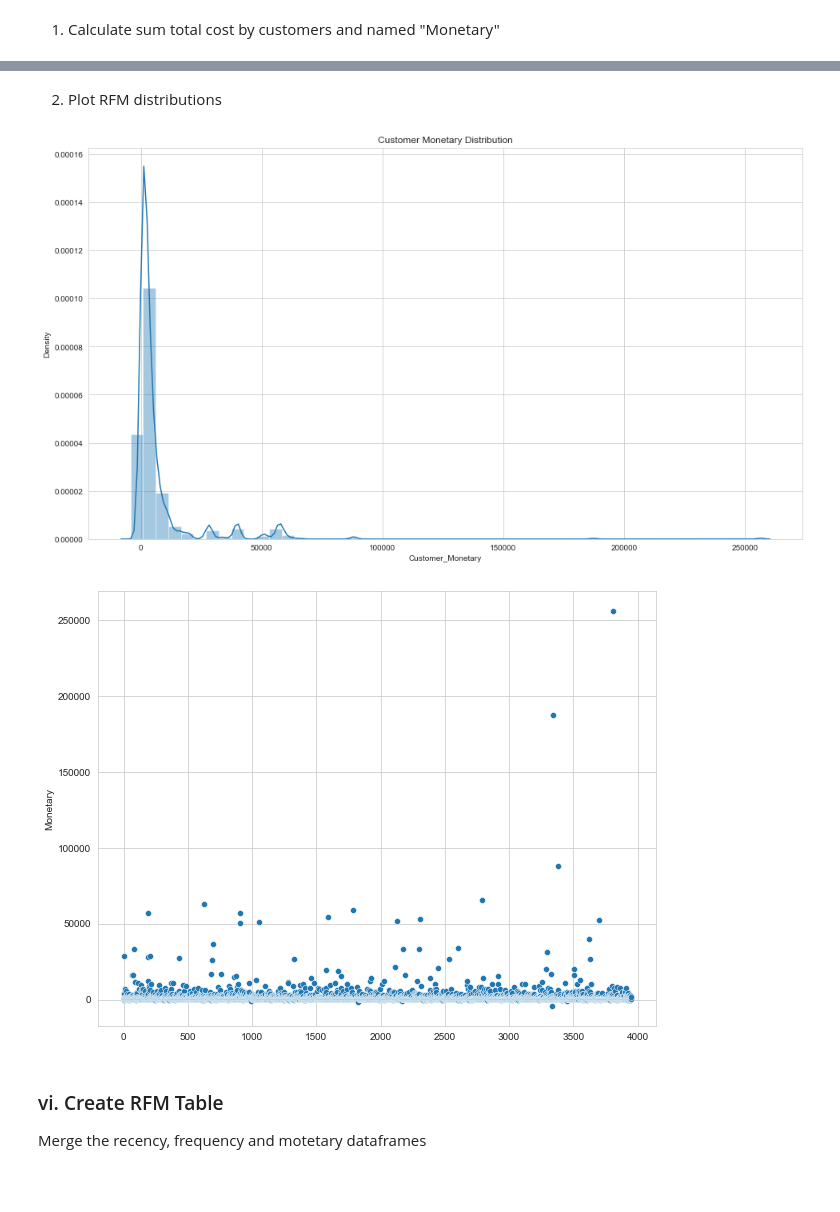
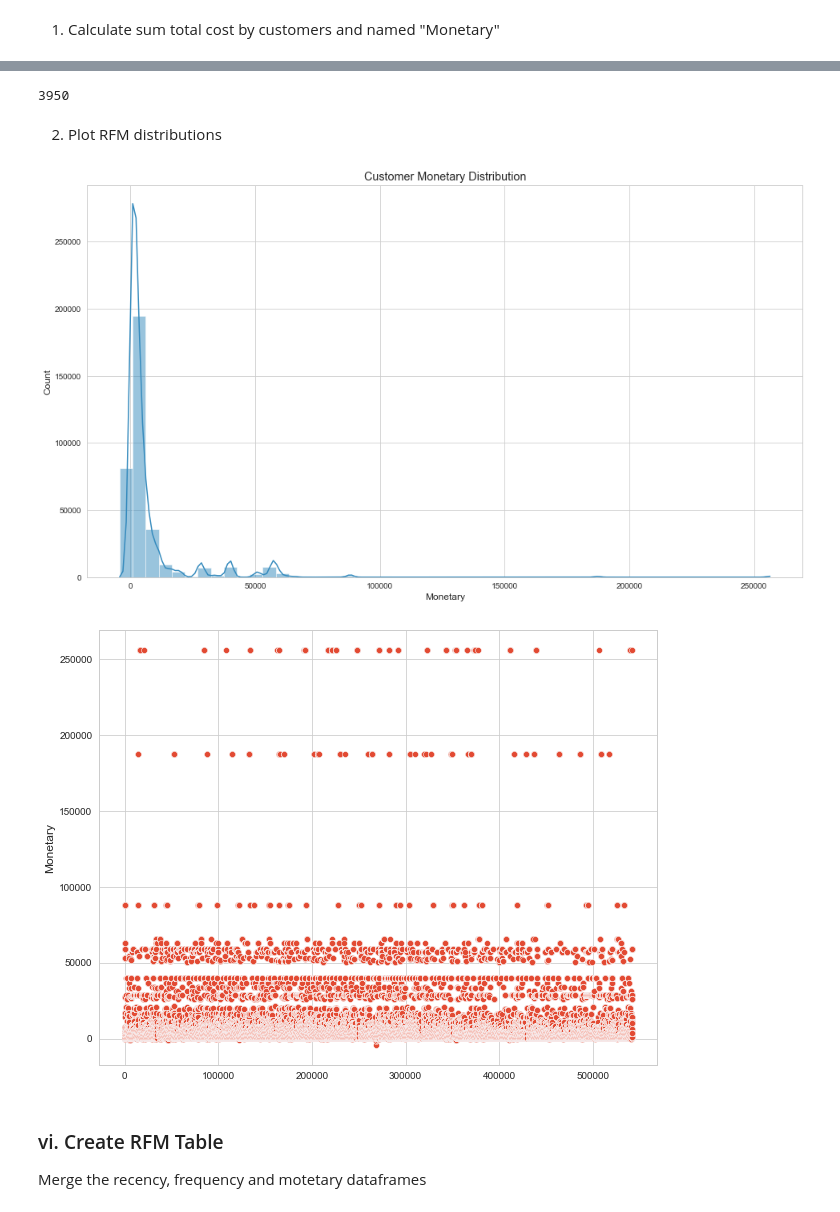
Before and after one commit to Bir01/03_DATA_SCIENCE_MACHINE_LEARNING_MODULE, a Jupyter notebook: 1- Projects/Capstone_Project/Customer_Segmentation_Student_Notebook_Capstone_1_V2.ipynb, the cells around one changed output, grey strips where cells are left out. Saved outputs shown, nothing was run; the diff lists cells and outputs as text; code cells hidden in the pictures; blank space fills up the shorter version.

```diff
--- a/1- Projects/Capstone_Project/Customer_Segmentation_Student_Notebook_Capstone_1_V2.ipynb
+++ b/1- Projects/Capstone_Project/Customer_Segmentation_Student_Notebook_Capstone_1_V2.ipynb
@@ -1504,3 +1528,6 @@ True
 df_uk2 = df_uk2.drop_duplicates()
 # %% [markdown]
 2. Calculate the frequency of purchases
+# %%
+df_uk2['frequency'] = df_uk2.groupby('CustomerID')["InvoiceNo"].transform('nunique')
+df_uk2.head(3)
@@ -1539,3 +1554,0 @@ Name: InvoiceNo, Length: 356728, dtype: int64
-# %%
-df_uk2['Frequency'] = df_uk2.groupby('CustomerID')["InvoiceNo"].transform('count')
-df_uk2.head(3)
@@ -1562,3 +1592,6 @@ sns.histplot(df_uk2['Frequency'], bins=50);
 The monetary value is calculated by adding together the cost of the customers' purchases.
 # %% [markdown]
 1. Calculate sum total cost by customers and named "Monetary"
+# %%
+df_uk2['Monetary'] = df_uk2.groupby('CustomerID')['TotalRevenue'].transform(sum)
+df_uk2.head()
@@ -1577,3 +1616,0 @@ Customer_Monetary.sample(5)
-# %%
-df_uk2['Customer_Monetary'] = df_uk2.groupby('CustomerID')['TotalRevenue'].transform('sum')
-df_uk2.head()
@@ -1587,16 +1626,22 @@ df_uk2.head()
+# %%
+len(monetary)
+# %% [output]
+3950
 # %% [markdown]
 2. Plot RFM distributions
 # %%
-plt.figure(figsize=(16,9))
-sns.distplot(df_uk2['Customer_Monetary'], bins=50)
-plt.title('Customer Monetary Distribution');
+plt.figure(figsize=(16, 9))
+sns.histplot(df_uk2['Monetary'], kde=True, bins=50)
+plt.title('Customer Monetary Distribution')
+plt.show()
 # %% [output]
-[figure, old version]
+[figure, new version]
 # %%
-plt.figure(figsize=(10,8))
-sns.scatterplot(data=Customer_Monetary.Monetary);
+plt.figure(figsize=(10, 8))
+sns.scatterplot(data=df_uk2.Monetary)
+plt.show()
 # %% [output]
-[figure, old version]
+[figure, new version]
 # %% [markdown]
 ### vi. Create RFM Table
 Merge the recency, frequency and motetary dataframes
```
Also changed, not shown: parts of 95 cells of this notebook.
